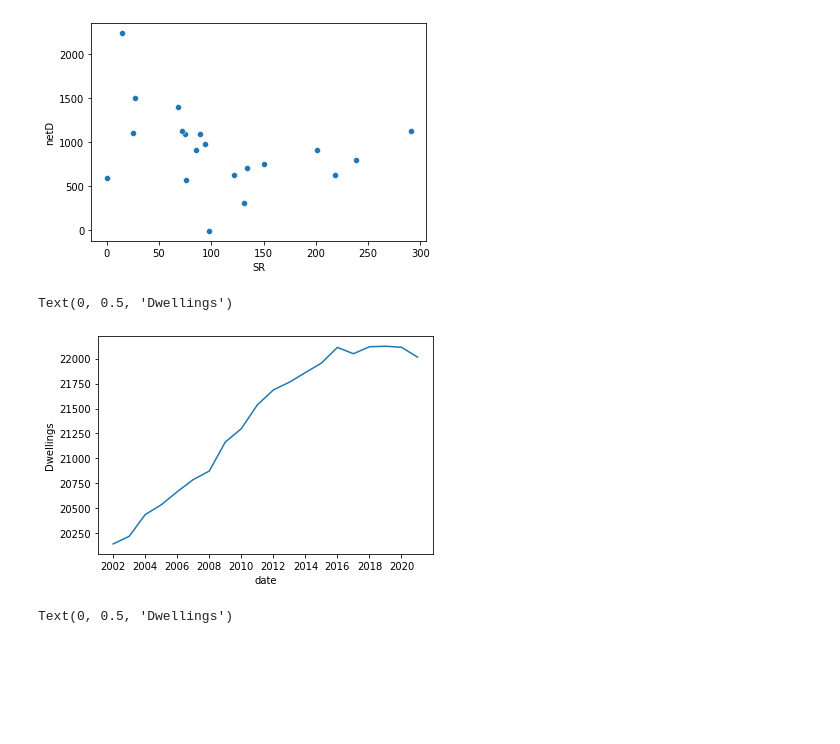
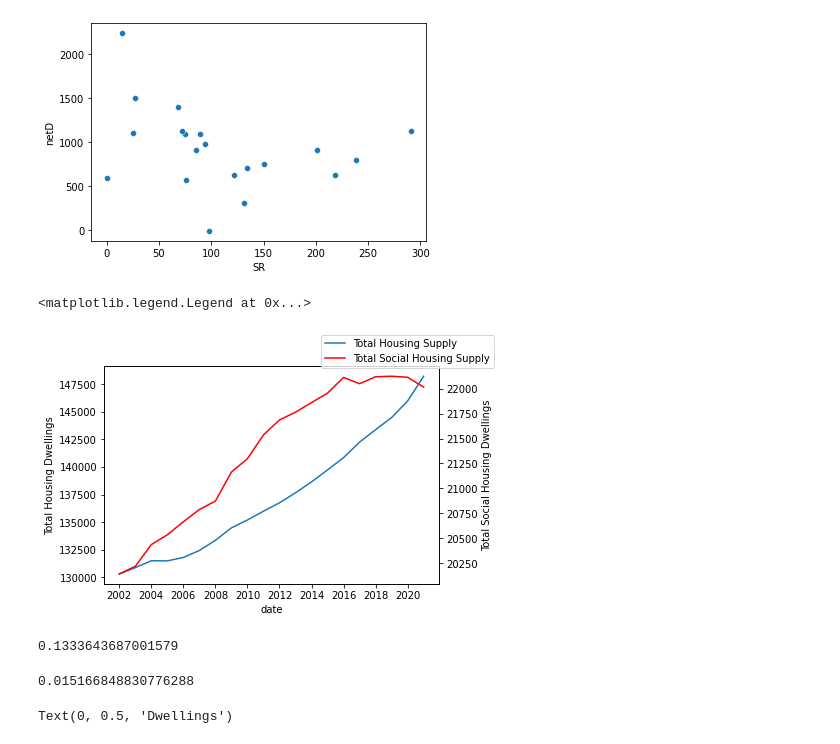
Before and after one commit to potato-bit/RA, a Jupyter notebook: cleaned datasets/analysis_h6.ipynb, the cells around one changed output. Cells and saved outputs as stored; diff of their text form; code cells hidden in the pictures; blank space fills up the shorter version.

```diff
--- a/cleaned datasets/analysis_h6.ipynb
+++ b/cleaned datasets/analysis_h6.ipynb
@@ -584,17 +656,29 @@ AR_2021 = 2248
 dcov_t.loc[29,'SH_Total'] = SR_2021 + AR_2021
 for x in dcov_t.index.sort_values(ascending=False)[1:]:
     dcov_t.loc[x,'SH_Total'] = dcov_t.loc[x+1,'SH_Total'] - dcov_t.loc[x,'netS']
-# %%
-fig, ax = plt.subplots()
-ax0 = sns.lineplot(x='date',y='SH_Total',data=dcov_t)
-plt.ylabel('Dwellings')
-# %% [output]
-Text(0, 0.5, 'Dwellings')
-[figure, removed]
 # %%
 dcov_t.loc[29,'D_Total'] = D_2021
 for x in dcov_t.index.sort_values(ascending=False)[1:]:
     dcov_t.loc[x,'D_Total'] = dcov_t.loc[x+1,'D_Total'] - dcov_t.loc[x,'netD']
+# %%
+fig, ax = plt.subplots()
+ax0 = sns.lineplot(x='date',y='D_Total',data=dcov_t)
+ax1 = ax.twinx()
+sns.lineplot(x='date',y='SH_Total',data=dcov_t,ax=ax1,color='red')
+ax0.set_ylabel('Total Housing Dwellings')
+ax1.set_ylabel('Total Social Housing Dwellings')
+fig.legend(['Total Housing Supply','Total Social Housing Supply'])
+# %% [output]
+<matplotlib.legend.Legend at 0x...>
+[figure, added]
+# %%
+SR_2021/D_2021
+# %% [output]
+0.1333643687001579
+# %%
+AR_2021/D_2021
+# %% [output]
+0.015166848830776288
 # %%
 fig, ax = plt.subplots()
 ax0 = sns.lineplot(x='date',y='D_Total',data=dcov_t)
```
Also changed, not shown: parts of 10 cells of this notebook, 6 other files.
